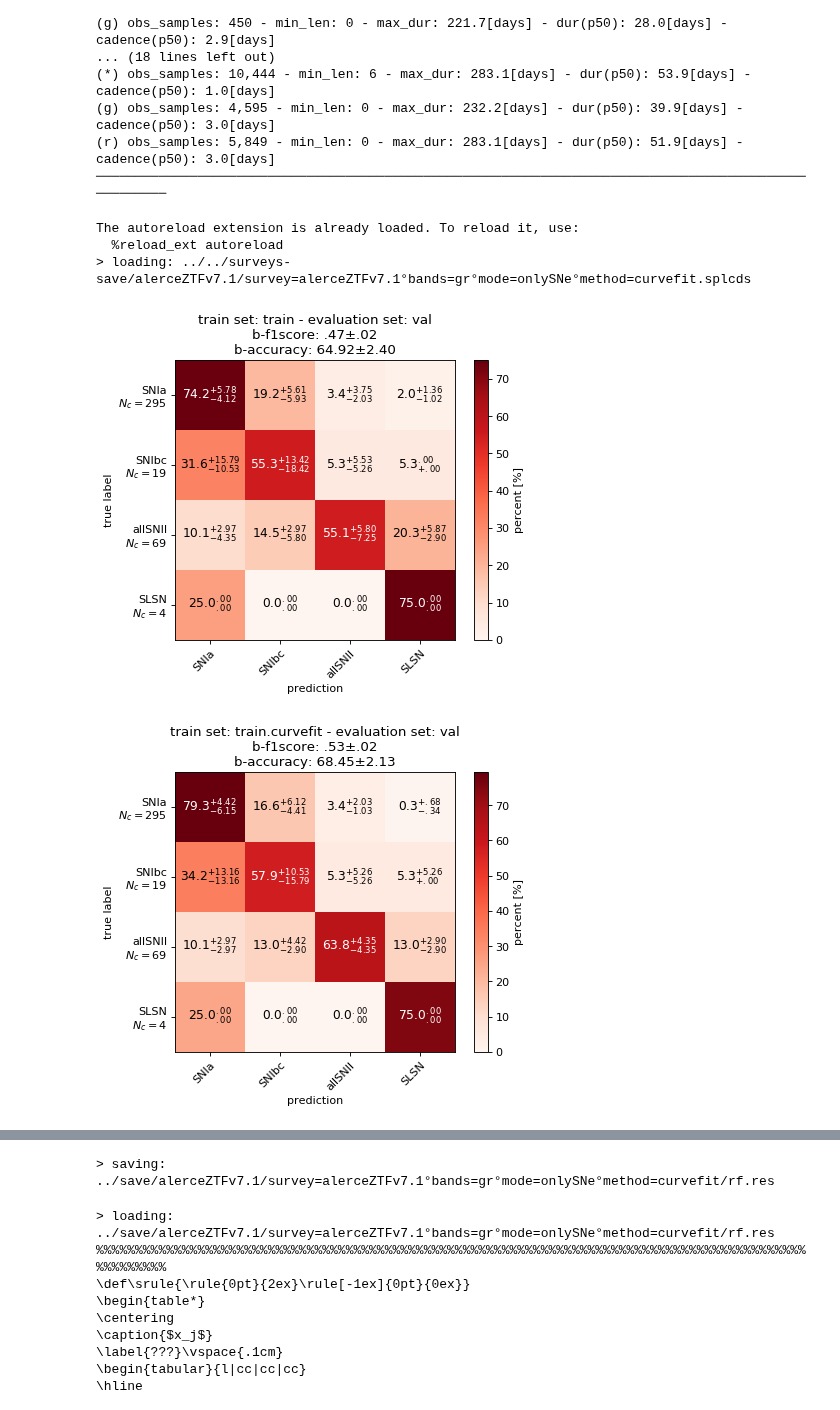
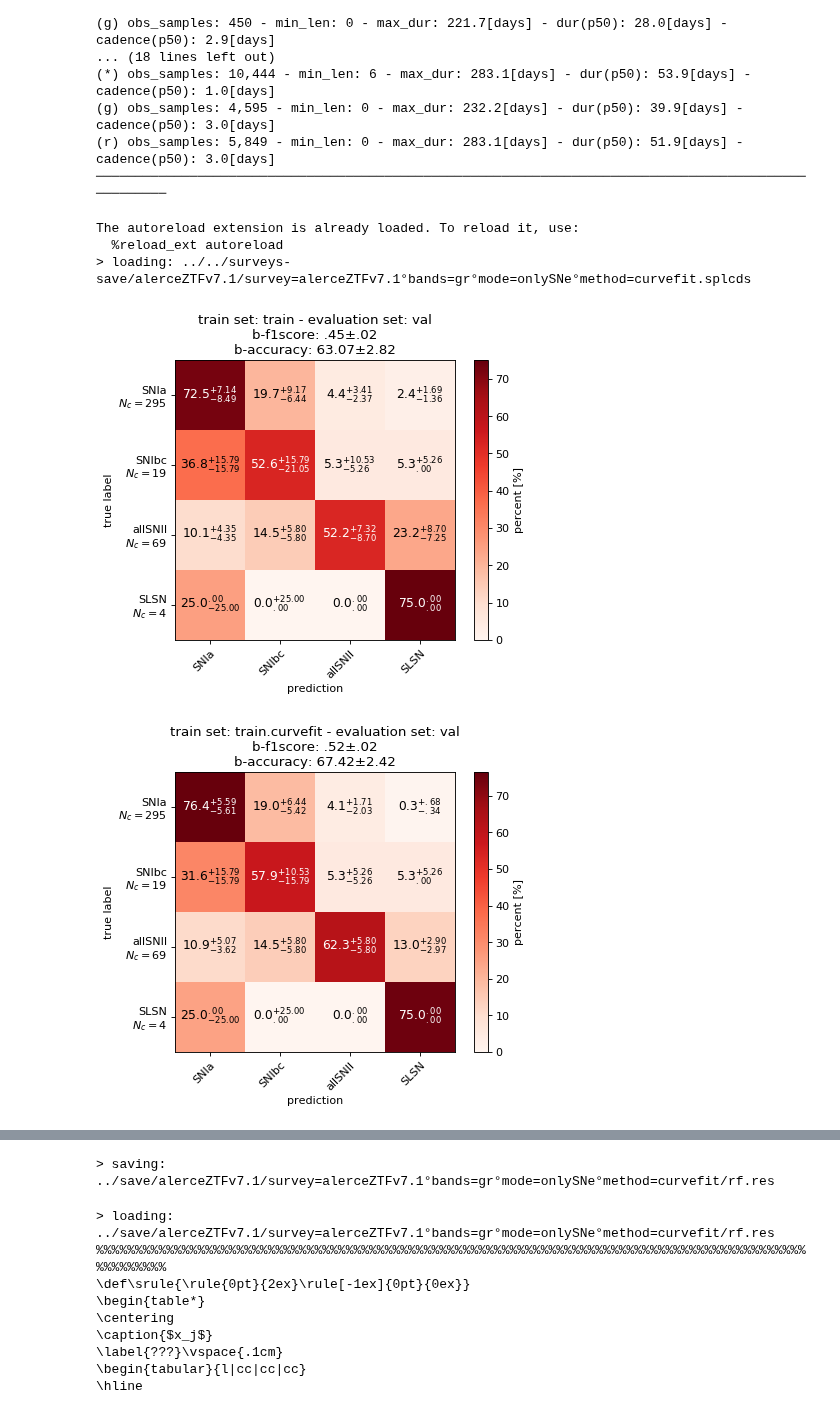
Before and after one commit to opimentel-github/astro-lightcurves-fats, a Jupyter notebook: experiments/random_forest.ipynb, the cells around one changed output, grey strips where cells are left out. Drawn from its saved outputs; the diff is of its cells as text; code cells hidden in the pictures.

```diff
--- a/experiments/random_forest.ipynb
+++ b/experiments/random_forest.ipynb
@@ -75,7 +75,7 @@ from flamingchoripan.cuteplots.cm_plots import plot_custom_confusion_matrix
 from flamingchoripan.datascience.statistics import XError
 import matplotlib.pyplot as plt
 
-max_model_ids = 100
+max_model_ids = 200
 test_lcset_name = 'val' # val test
 methods = ['linear', 'mcmc', 'curvefit', 'bspline']
 methods = ['curvefit']
@@ -97,32 +97,32 @@ for method in methods:
             'add_real_samples':add_real_samples,
         }
         classifier_dict, model_ids = get_fitted_classifiers(lcdataset, train_lcset_name, load_rootdir, **fit_kwargs)
         train_lcset_name = f'{train_lcset_name}{"+real" if add_real_samples else ""}'
         rf_results[train_lcset_name] = evaluate_classifiers(lcdataset, test_lcset_name, classifier_dict, model_ids, load_rootdir)
 
         ### plot cms
         d = rf_results[train_lcset_name]
         lcset_name = d[model_ids[0]]['lcset_name']
         class_names = d[model_ids[0]]['class_names']
         cms = [d[id]['cm'][None] for id in model_ids]
         f1score_xe = XError([d[id]['metrics_dict']['b-f1score'] for id in model_ids])
         accuracy_xe = XError([d[id]['metrics_dict']['b-accuracy'] for id in model_ids])
         title = f'train set: {train_lcset_name} - evaluation set: {lcset_name}\n'
         title += f'b-f1score: {f1score_xe}\n'
         title += f'b-accuracy: {accuracy_xe}'
         cm_kwargs = {
             'title':title,
             'figsize':(6,5),
             'new_order_classes':['SNIa', 'SNIbc', 'allSNII', 'SLSN'],
         }
         fig, ax = plot_custom_confusion_matrix(np.concatenate(cms, axis=0), class_names, **cm_kwargs)
         plt.show()
 
     save_filedir = f'../save/{survey}/{new_cfilename}/rf.res'
     save_pickle(save_filedir, rf_results)
 # %% [output]
 The autoreload extension is already loaded. To reload it, use:
   %reload_ext autoreload
 > loading: ../../surveys-save/alerceZTFv7.1/survey=alerceZTFv7.1°bands=gr°mode=onlySNe°method=curvefit.splcds
-[figure, old version]
+[figure, new version]
-[figure, old version]
+[figure, new version]
```
Also changed, not shown: parts of 1 cell of this notebook, 1 other file.
